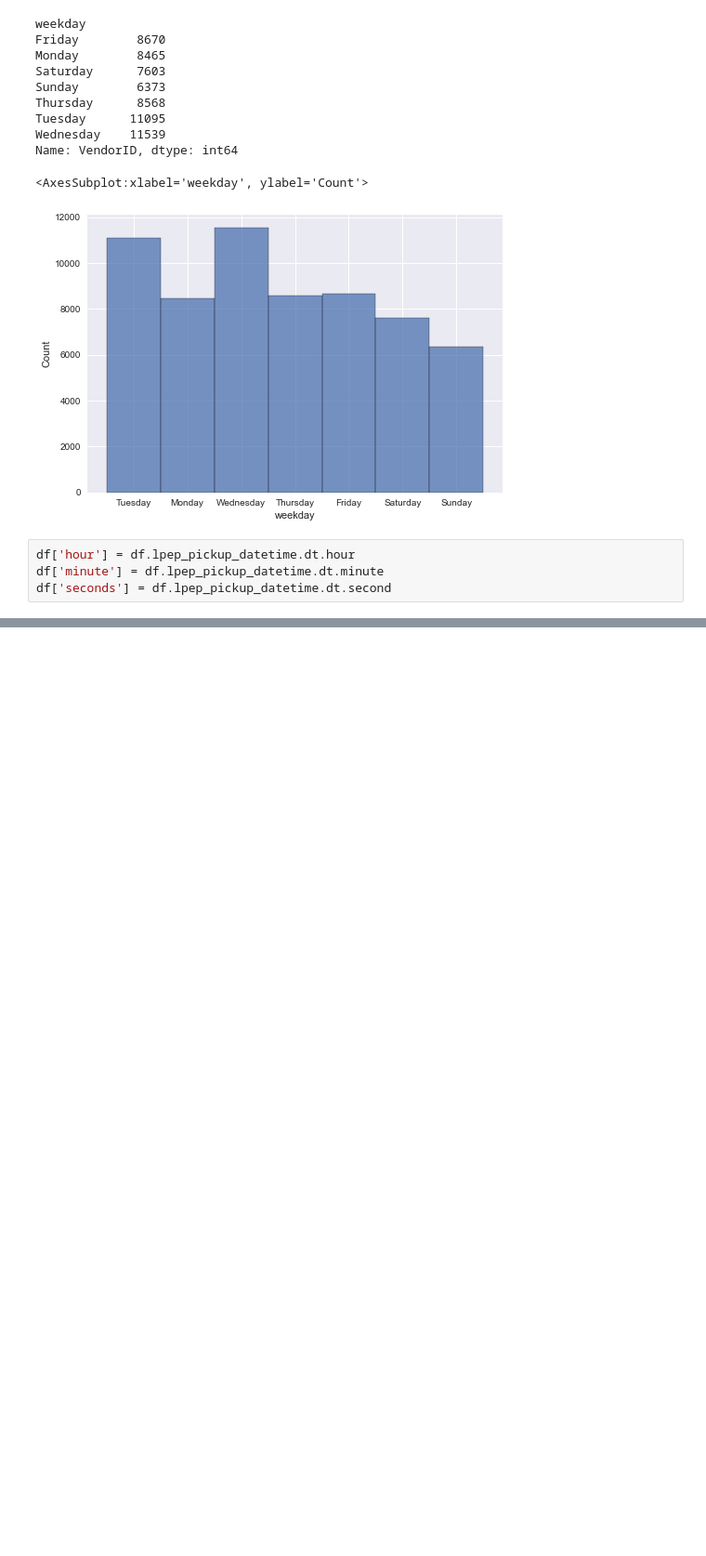
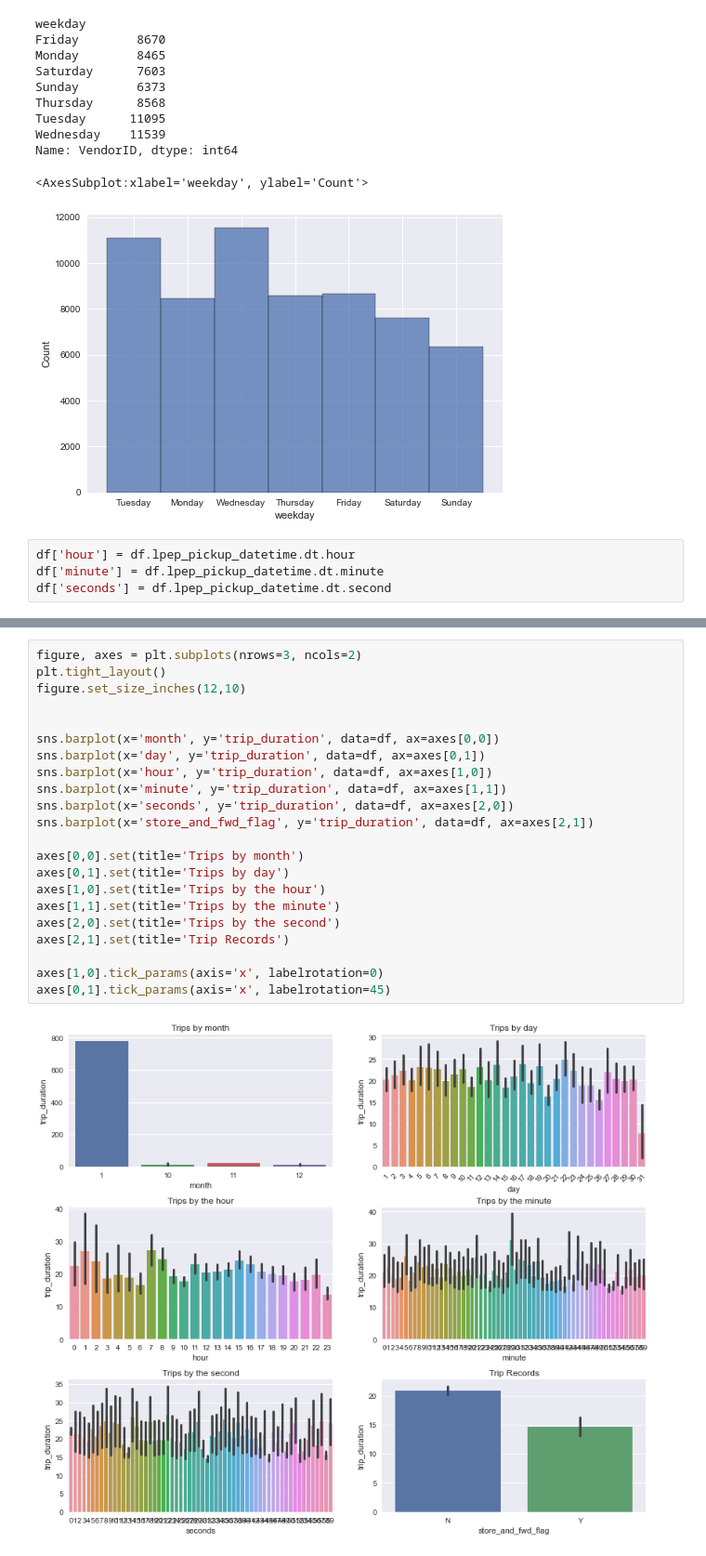
Before and after one commit to abideen-olawuwo/nyc-taxi, a Jupyter notebook: nyc_taxi.ipynb, the cells around one changed output, grey strips where cells are left out. Shown at 93% size. Cells and saved outputs as stored; diff of their text form; blank space fills up the shorter version.

```diff
--- a/nyc_taxi.ipynb
+++ b/nyc_taxi.ipynb
@@ -287,0 +323,24 @@ df.head()
+# %%
+figure, axes = plt.subplots(nrows=3, ncols=2)
+plt.tight_layout()
+figure.set_size_inches(12,10)
+
+
+sns.barplot(x='month', y='trip_duration', data=df, ax=axes[0,0])
+sns.barplot(x='day', y='trip_duration', data=df, ax=axes[0,1])
+sns.barplot(x='hour', y='trip_duration', data=df, ax=axes[1,0])
+sns.barplot(x='minute', y='trip_duration', data=df, ax=axes[1,1])
+sns.barplot(x='seconds', y='trip_duration', data=df, ax=axes[2,0])
+sns.barplot(x='store_and_fwd_flag', y='trip_duration', data=df, ax=axes[2,1])
+
+axes[0,0].set(title='Trips by month')
+axes[0,1].set(title='Trips by day')
+axes[1,0].set(title='Trips by the hour')
+axes[1,1].set(title='Trips by the minute')
+axes[2,0].set(title='Trips by the second')
+axes[2,1].set(title='Trip Records')
+
+axes[1,0].tick_params(axis='x', labelrotation=0)
+axes[0,1].tick_params(axis='x', labelrotation=45)
+# %% [output]
+[figure, added]
```
Also changed, not shown: parts of 21 cells of this notebook.
